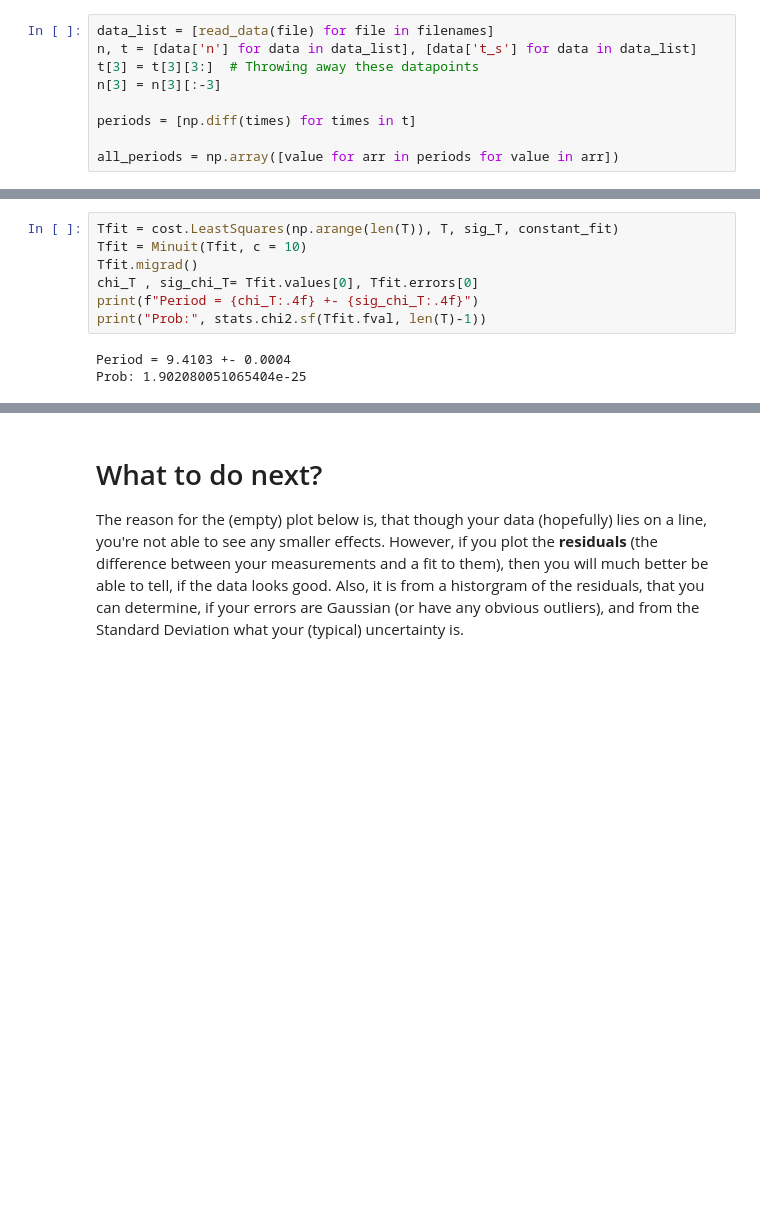
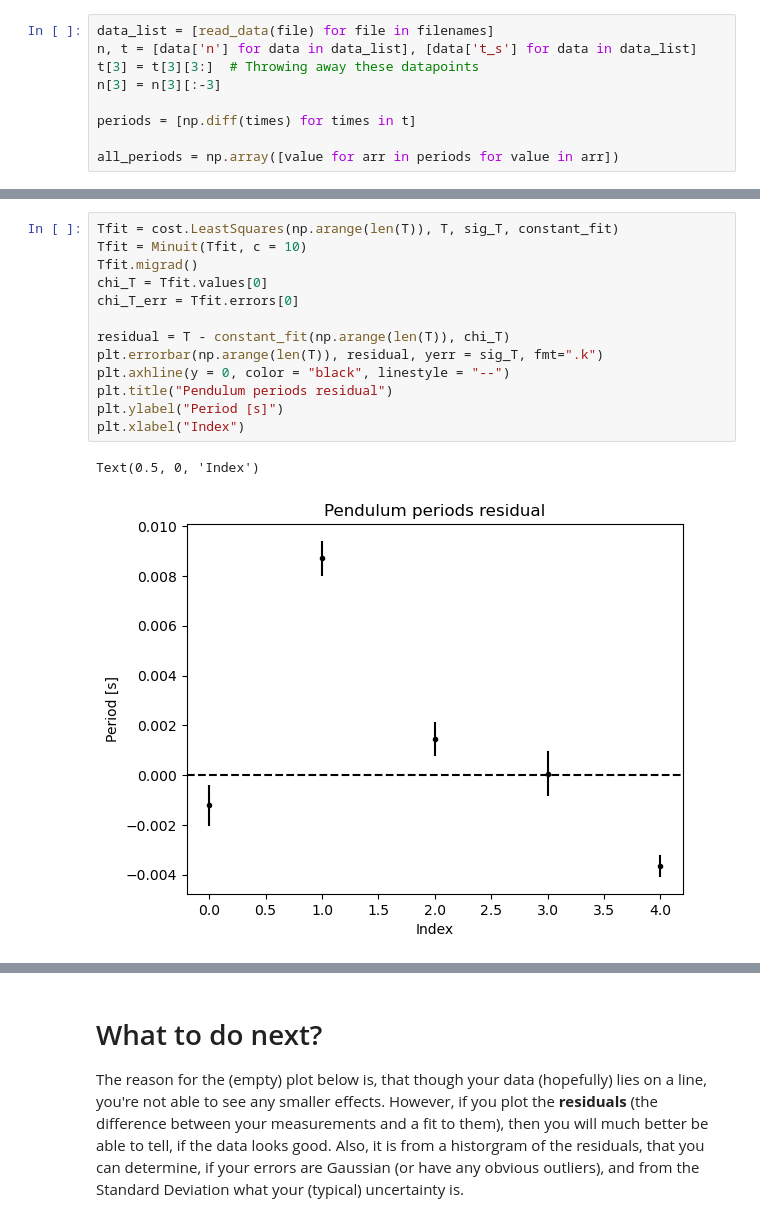
Before and after one commit to NikolajMunkKjaersgaard/Appstat-project, a Jupyter notebook: Project/Pendulum/Pendulum_Martin.ipynb, the cells around one changed output, grey strips where cells are left out. Drawn from its saved outputs; the diff is of its cells as text; blank space fills up the shorter version.

```diff
--- a/Project/Pendulum/Pendulum_Martin.ipynb
+++ b/Project/Pendulum/Pendulum_Martin.ipynb
@@ -63,11 +71,17 @@ Period = 9.4103 +- 0.0004)
 # %%
 Tfit = cost.LeastSquares(np.arange(len(T)), T, sig_T, constant_fit)
 Tfit = Minuit(Tfit, c = 10)
 Tfit.migrad()
-chi_T , sig_chi_T= Tfit.values[0], Tfit.errors[0]
-print(f"Period = {chi_T:.4f} +- {sig_chi_T:.4f}")
-print("Prob:", stats.chi2.sf(Tfit.fval, len(T)-1))
+chi_T = Tfit.values[0]
+chi_T_err = Tfit.errors[0]
+
+residual = T - constant_fit(np.arange(len(T)), chi_T)
+plt.errorbar(np.arange(len(T)), residual, yerr = sig_T, fmt=".k")
+plt.axhline(y = 0, color = "black", linestyle = "--")
+plt.title("Pendulum periods residual")
+plt.ylabel("Period [s]")
+plt.xlabel("Index")
 # %% [output]
-Period = 9.4103 +- 0.0004
-Prob: 1.902080051065404e-25
+Text(0.5, 0, 'Index')
+[figure, added]
 # %%
```
Also changed, not shown: parts of 5 cells of this notebook.
